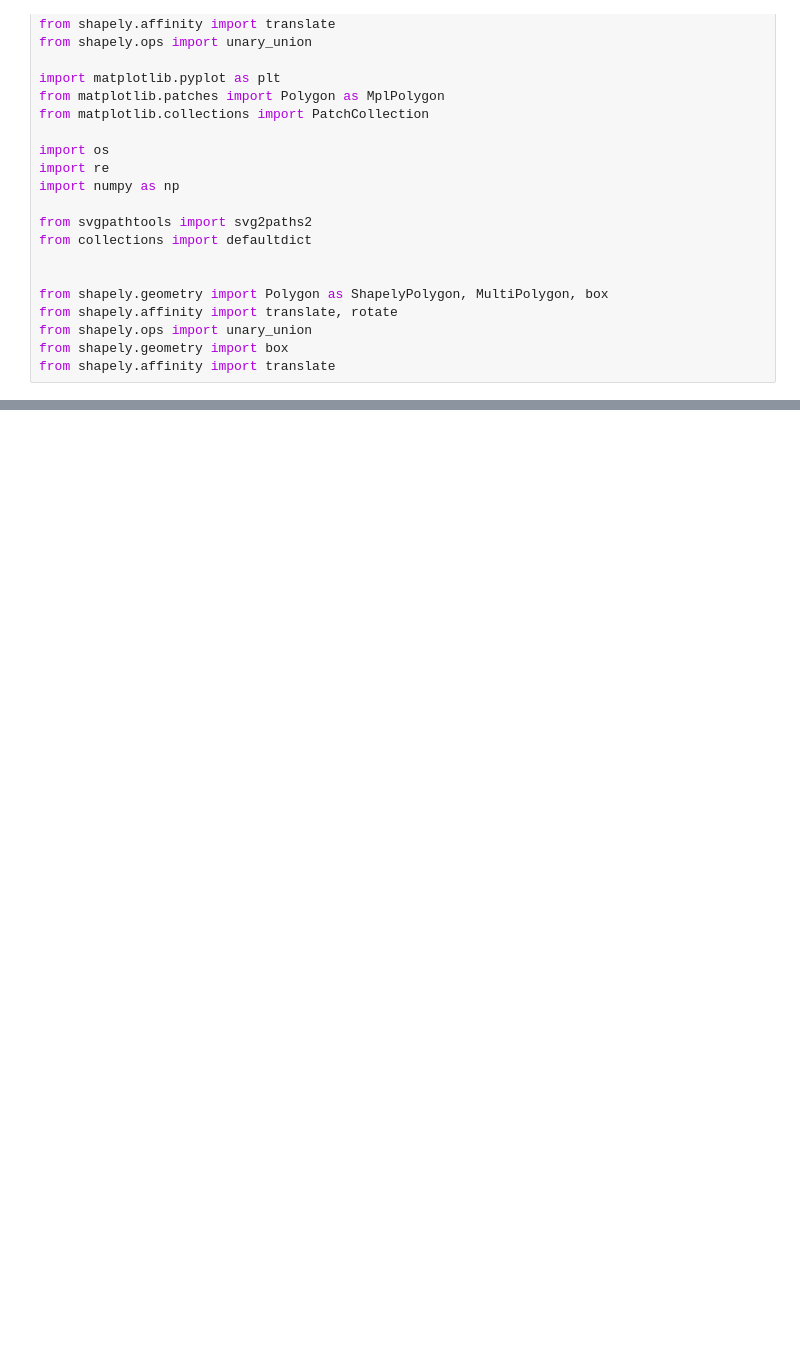
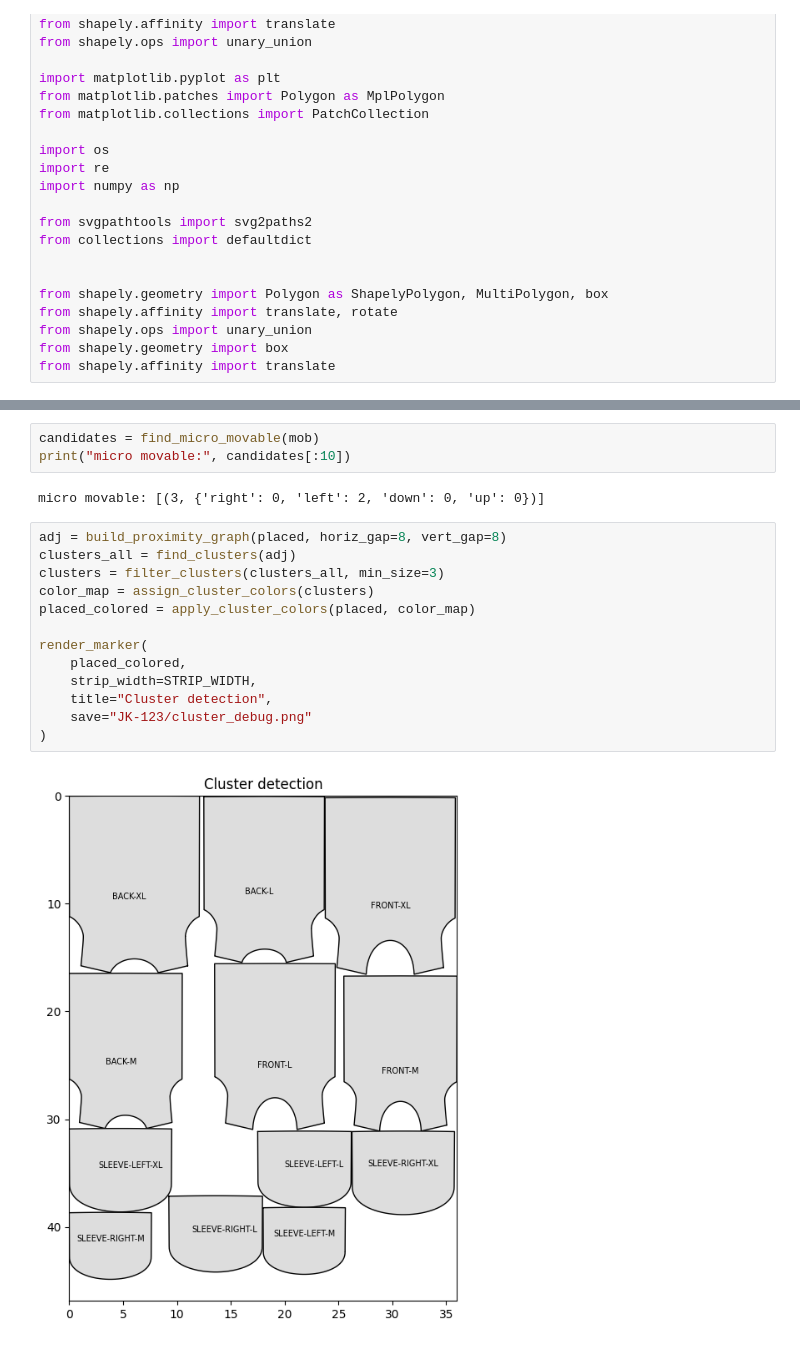
Before and after one commit to iamsudiptasaha/garment_cutting_optimization, a Jupyter notebook: v15.ipynb, the cells around one changed output, grey strips where cells are left out. Saved outputs shown, nothing was run; the diff lists cells and outputs as text; blank space fills up the shorter version.

```diff
--- a/v15.ipynb
+++ b/v15.ipynb
@@ -876,0 +1389,20 @@ empty_ratio 0.212
+# %%
+candidates = find_micro_movable(mob)
+print("micro movable:", candidates[:10])
+# %% [output]
+micro movable: [(3, {'right': 0, 'left': 2, 'down': 0, 'up': 0})]
+# %%
+adj = build_proximity_graph(placed, horiz_gap=8, vert_gap=8)
+clusters_all = find_clusters(adj)
+clusters = filter_clusters(clusters_all, min_size=3)
+color_map = assign_cluster_colors(clusters)
+placed_colored = apply_cluster_colors(placed, color_map)
+
+render_marker(
+    placed_colored,
+    strip_width=STRIP_WIDTH,
+    title="Cluster detection",
+    save="JK-123/cluster_debug.png"
+)
+# %% [output]
+[figure, added]
```
Also changed, not shown: parts of 13 cells of this notebook, 12 other files.
